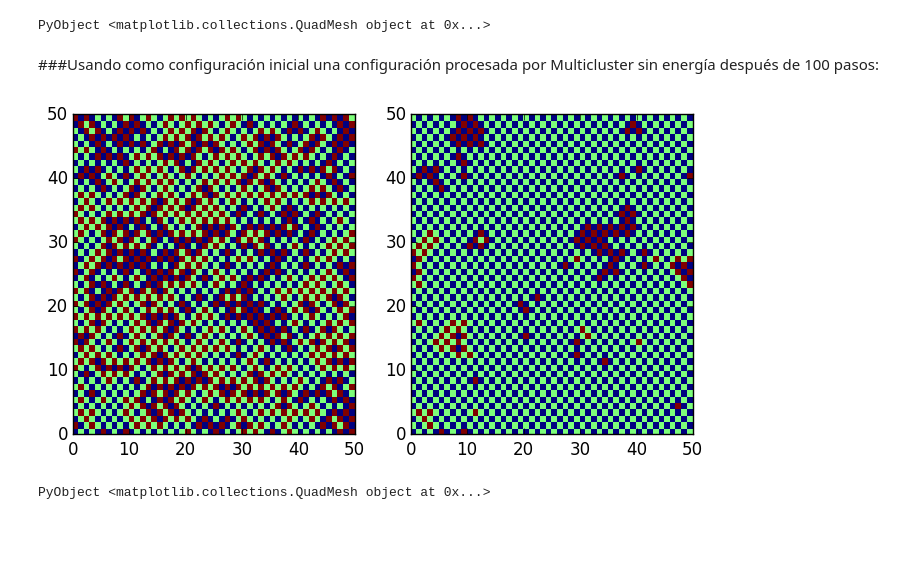
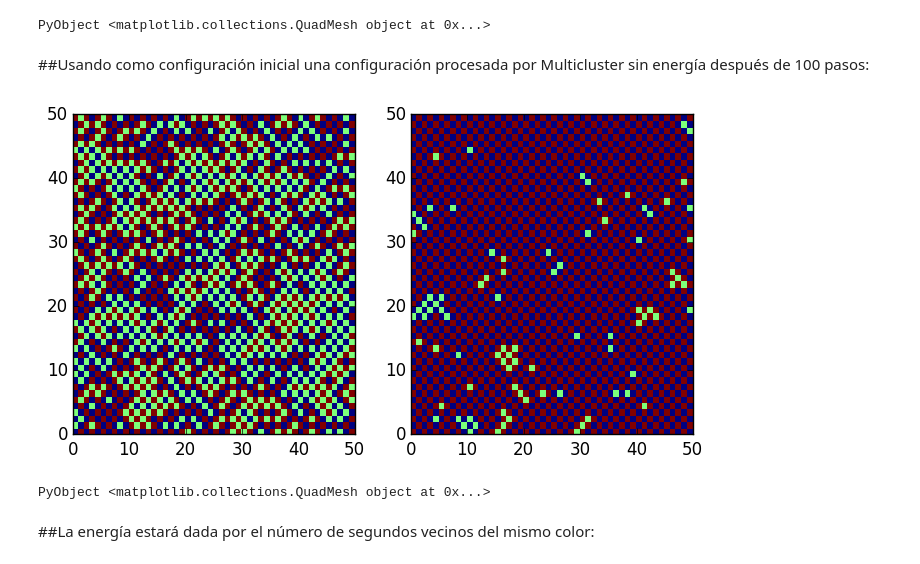
Before and after one commit to jorgeerrz/Hielo, a Jupyter notebook: Proyecto final.ipynb, the cells around one changed output. Saved outputs shown, nothing was run; the diff lists cells and outputs as text; code cells hidden in the pictures; blank space fills up the shorter version.

```diff
--- a/Proyecto final.ipynb
+++ b/Proyecto final.ipynb
@@ -464,7 +465,7 @@ PyObject <matplotlib.collections.QuadMesh object at 0x...>
 # %% [markdown]
 #A partir de aquí las cosas funcionan tan bien, multicluster.
 # %%
-function conf_random(L1::Int,L2::Int,pasos=100)
+function conf_random(L1::Int,L2::Int,pasos=50)
     old=conf_i(L1,L2)
     for t in 1:pasos
         new=MultiCluster(old)
@@ -625,26 +626,28 @@ pcolormesh(old)
 [figure]
 PyObject <matplotlib.collections.QuadMesh object at 0x...>
 # %% [markdown]
-###Usando como configuración inicial una configuración procesada por Multicluster sin energía después de 100 pasos:
+##Usando como configuración inicial una configuración procesada por Multicluster sin energía después de 100 pasos:
 # %%
 old=conf_random(50,50);
 # %%
 inicial=copy(old)
-for t in 1:10
-    new=MultiCluster_E(1000.0,old)
+for t in 1:50
+    new=MultiCluster_E(1.0,old)
     new,old=old,new
 end
 
 figure(figsize=[8,4])
 subplot(1,2,1)
 #figure(figsize=[3,3])
 pcolormesh(inicial)
 
 subplot(1,2,2)
 pcolormesh(old)
 # %% [output]
-[figure, old version]
+[figure, new version]
 PyObject <matplotlib.collections.QuadMesh object at 0x...>
+# %% [markdown]
+##La energía estará dada por el número de segundos vecinos del mismo color:
 # %%
 function contadorespromedio_beta(configuracion_inicial::Array{Float64,2},β_max=5.0,t_max=50,paso=0.2)
     betas=[0:paso:β_max]
```
Also changed, not shown: parts of 17 cells of this notebook.
